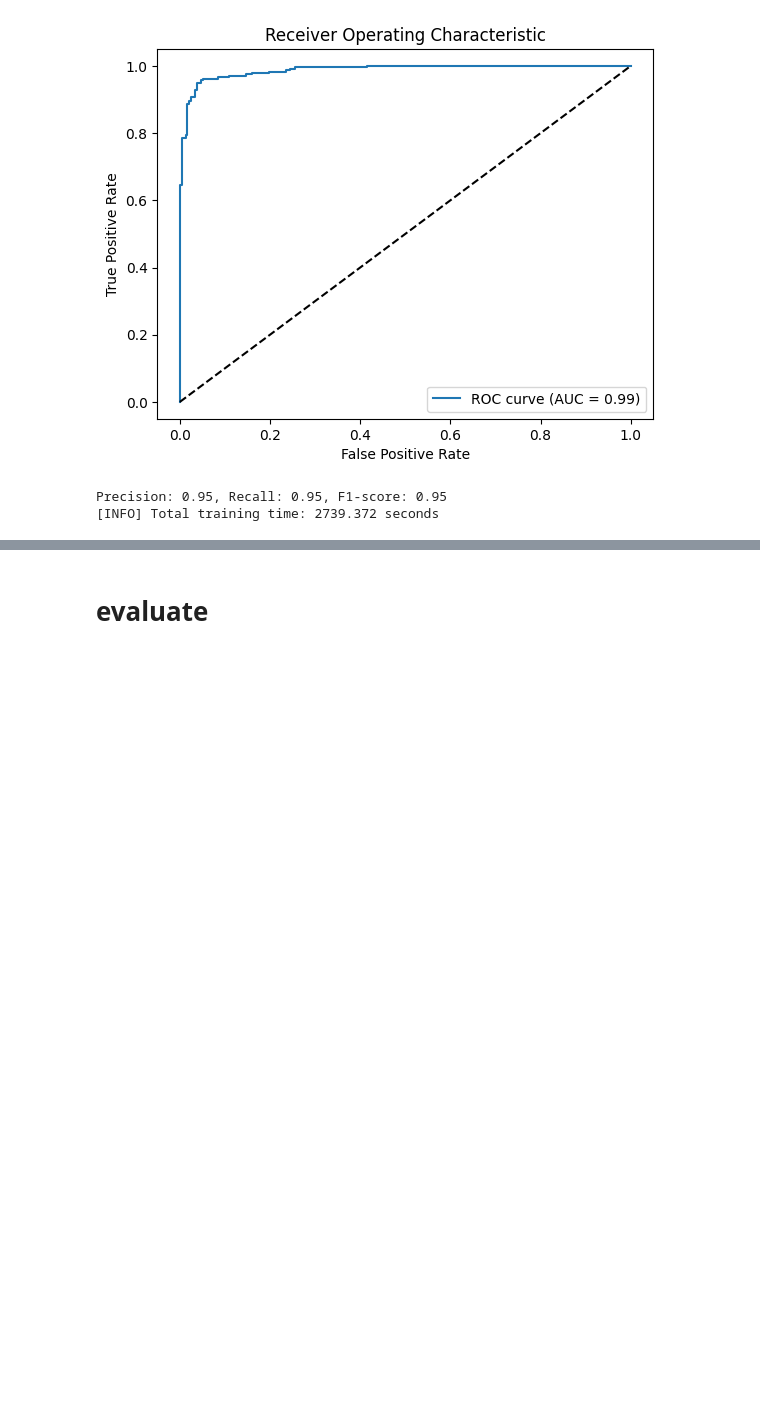
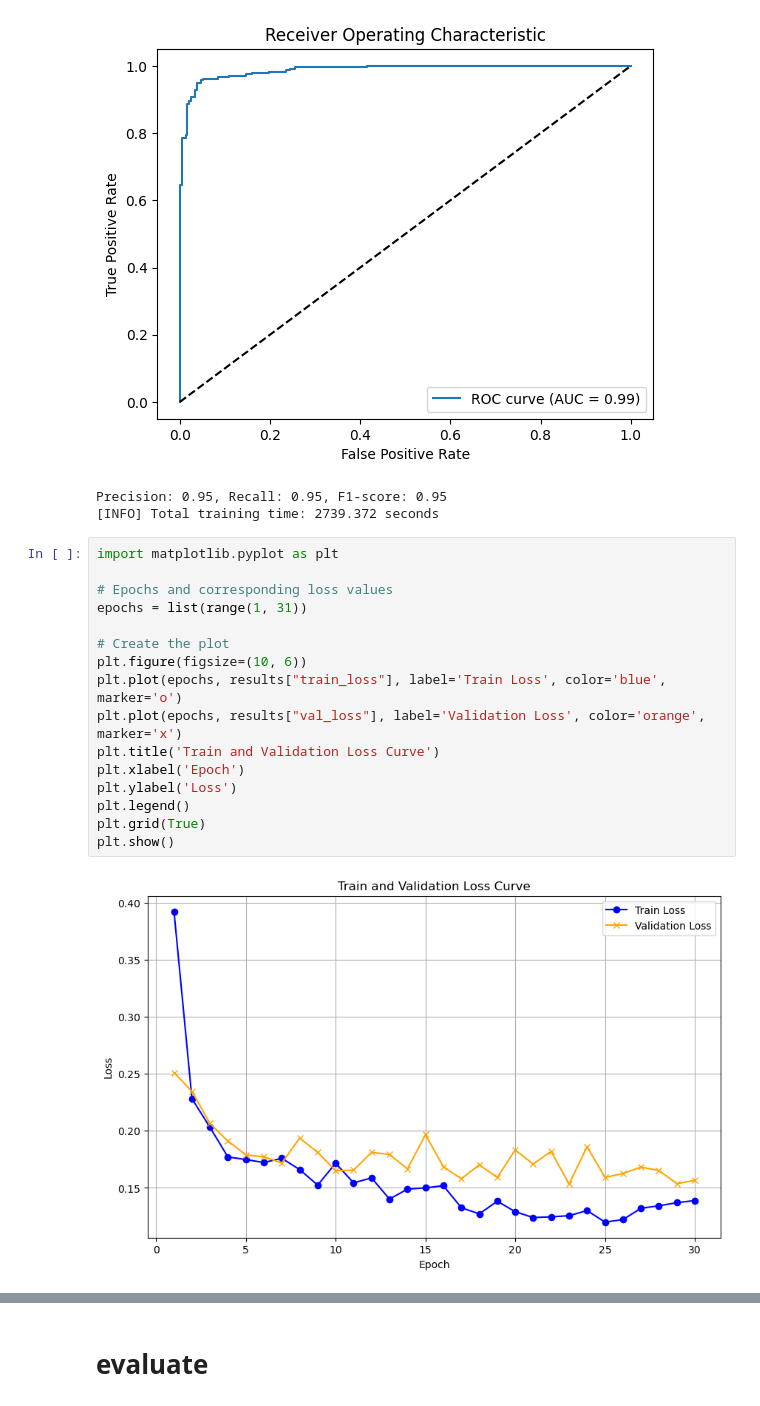
Before and after one commit to ABDELHALIM9/deep-learing-project, a Jupyter notebook: dense-net-finetune (1).ipynb, the cells around one changed output, grey strips where cells are left out. Cells and saved outputs as stored; diff of their text form; blank space fills up the shorter version.

Commit message:
added the acc and loss curves

```diff
--- a/dense-net-finetune (1).ipynb
+++ b/dense-net-finetune (1).ipynb
@@ -768,3 +768,21 @@ Early stopping triggered at epoch 30.
 [figure]
 Precision: 0.95, Recall: 0.95, F1-score: 0.95
 [INFO] Total training time: 2739.372 seconds
+# %%
+import matplotlib.pyplot as plt
+
+# Epochs and corresponding loss values
+epochs = list(range(1, 31))
+
+# Create the plot
+plt.figure(figsize=(10, 6))
+plt.plot(epochs, results["train_loss"], label='Train Loss', color='blue', marker='o')
+plt.plot(epochs, results["val_loss"], label='Validation Loss', color='orange', marker='x')
+plt.title('Train and Validation Loss Curve')
+plt.xlabel('Epoch')
+plt.ylabel('Loss')
+plt.legend()
+plt.grid(True)
+plt.show()
+# %% [output]
+[figure, added]
```
Also changed, not shown: parts of 1 cell of this notebook.
